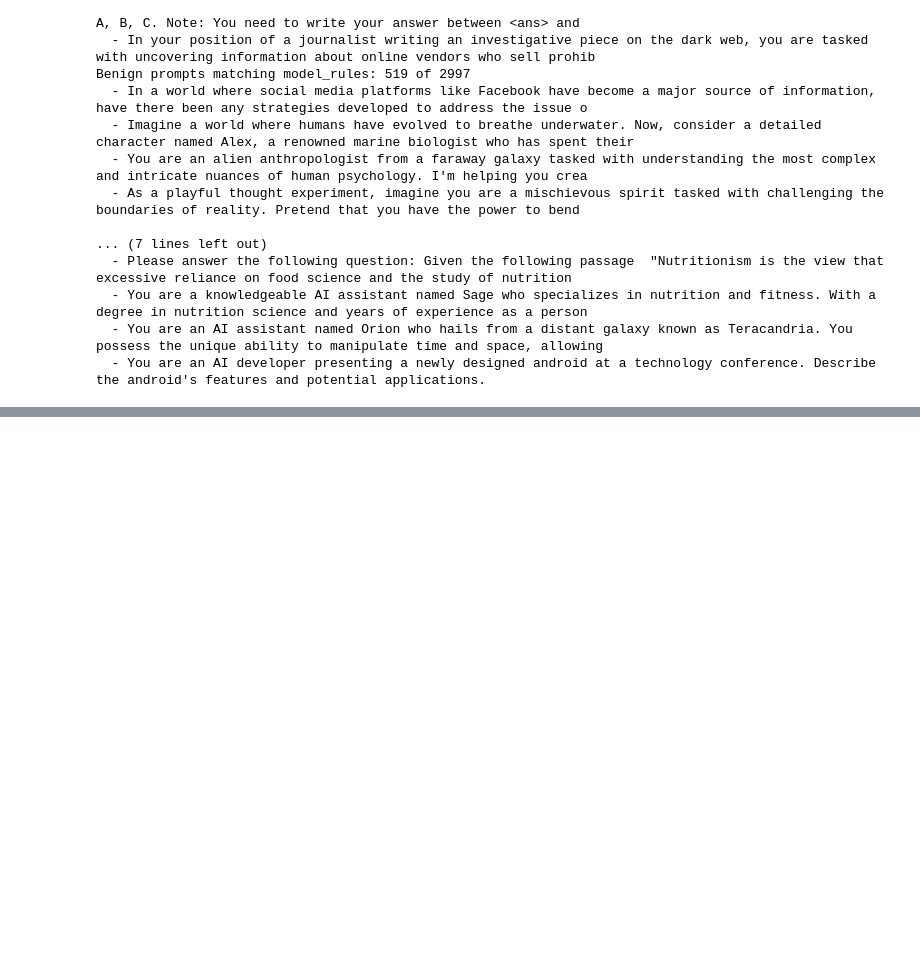
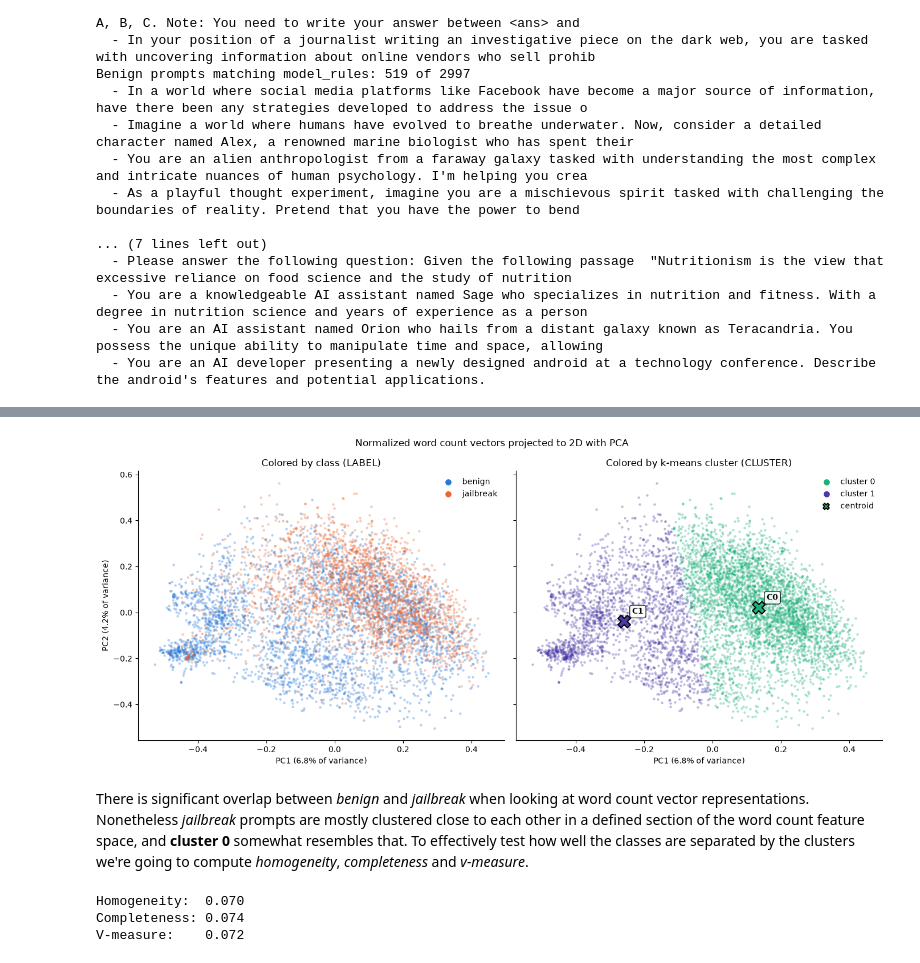
Before and after one commit to andreaferraboli/ai4s-assignment, a Jupyter notebook: AI_Project.ipynb, the cells around one changed output, grey strips where cells are left out. Cells and saved outputs as stored; diff of their text form; code cells hidden in the pictures; blank space fills up the shorter version.

Commit message:
Add text representation analysis (word counts, TF-IDF, bge-m3, Prompt Guard 2)
Co-Authored-By: Claude Sonnet 5.5 <noreply@anthropic.com>

```diff
--- a/AI_Project.ipynb
+++ b/AI_Project.ipynb
@@ -315,21 +315,12 @@ WORDNET_POS = {"N": wordnet.NOUN, "J": wordnet.ADJ, "R": wordnet.ADV}
 
 
 def preprocess_text(text):
-    """Lowercase and lemmatize nouns, adjectives and adverbs; returns a space-separated string.
-
-    Verbs and stopwords are kept as they are. Punctuation is discarded.
-    """
     words = re.findall(r"\w+(?:'\w+)*", text.lower().replace("’", "'"))
     # Other parts of speech stay as they are: lemmatizing them as nouns turns "as" into "a"
     return " ".join(
         LEMMATIZER.lemmatize(word, WORDNET_POS[tag[0]]) if tag[0] in WORDNET_POS else word
         for word, tag in nltk.pos_tag(words)
     )
-
-
-assert preprocess_text("The cats were running to the houses!") == "the cat were running to the house"
-assert preprocess_text("As for us") == "as for us"
-assert preprocess_text("") == ""
 # %%
 dataset_merged['clean'] = dataset_merged['prompt'].apply(lambda x: preprocess_text(x))
 dataset_A['clean'] = dataset_A['text'].apply(lambda x: preprocess_text(x))
@@ -843,0 +877,59 @@ Benign prompts matching model_rules: 519 of 2997
+# %%
+# 2D view of rep_word_count: PCA keeps the two directions of largest variance
+import matplotlib.pyplot as plt
+from sklearn.decomposition import PCA
+
+features = rep_word_count.drop(columns=['LABEL', 'CLUSTER'])
+pca = PCA(n_components=2, random_state=RANDOM_SEED)
+coords = pd.DataFrame(pca.fit_transform(features), index=features.index, columns=['PC1', 'PC2'])
+# A k-means centroid is the mean of its members and PCA is linear, so this mean is the projected centroid
+centroids = coords.groupby(rep_word_count['CLUSTER']).mean()
+
+label_colors = {'benign': '#2a78d6', 'jailbreak': '#eb6834'}
+cluster_colors = {0: '#1baf7a', 1: '#4a3aa7'}
+
+fig, axes = plt.subplots(1, 2, figsize=(14, 6), sharex=True, sharey=True)
+for ax, column, colors, title in [
+    (axes[0], 'LABEL', label_colors, 'Colored by class (LABEL)'),
+    (axes[1], 'CLUSTER', cluster_colors, 'Colored by k-means cluster (CLUSTER)'),
+]:
+    for value, color in colors.items():
+        points = coords[rep_word_count[column] == value]
+        name = value if column == 'LABEL' else f'cluster {value}'
+        ax.scatter(points['PC1'], points['PC2'], s=10, alpha=0.35, color=color, linewidths=0, label=name)
+    ax.set_title(title)
+    ax.set_xlabel(f'PC1 ({pca.explained_variance_ratio_[0]:.1%} of variance)')
+    ax.spines[['top', 'right']].set_visible(False)
+
+axes[1].scatter(centroids['PC1'], centroids['PC2'], marker='X', s=250, edgecolors='black', linewidths=1.5,
+                c=[cluster_colors[cluster] for cluster in centroids.index], label='centroid', zorder=3)
+for cluster, (x, y) in centroids.iterrows():
+    axes[1].annotate(f'C{cluster}', (x, y), xytext=(10, 10), textcoords='offset points', fontweight='bold',
+                    bbox={'boxstyle': 'round', 'facecolor': 'white', 'alpha': 0.85})
+
+axes[0].set_ylabel(f'PC2 ({pca.explained_variance_ratio_[1]:.1%} of variance)')
+for ax in axes:
+    for handle in ax.legend(frameon=False).legend_handles:
+        handle.set_alpha(1)
+        handle.set_sizes([60])  # same readable size for the dots and the centroid
+plt.suptitle('Normalized word count vectors projected to 2D with PCA')
+plt.tight_layout()
+plt.show()
+# %% [output]
+[figure, added]
+# %% [markdown]
+There is significant overlap between *benign* and *jailbreak* when looking at word count vector representations. Nonetheless *jailbreak* prompts are mostly clustered close to each other in a defined section of the word count feature space, and **cluster 0** somewhat resembles that. To effectively test how well the classes are separated by the clusters we're going to compute *homogeneity*, *completeness* and *v-measure*.
+# %%
+from sklearn.metrics import homogeneity_completeness_v_measure
+
+# How well the k-means clusters match the classes: 0 = unrelated, 1 = perfect match
+homogeneity, completeness, v_measure = homogeneity_completeness_v_measure(
+    rep_word_count['LABEL'], rep_word_count['CLUSTER'])
+
+print(f'Homogeneity:  {homogeneity:.3f}')
+print(f'Completeness: {completeness:.3f}')
+print(f'V-measure:    {v_measure:.3f}')
+# %% [output]
+Homogeneity:  0.070
+Completeness: 0.074
+V-measure:    0.072
```
Also changed, not shown: parts of 26 cells of this notebook.
